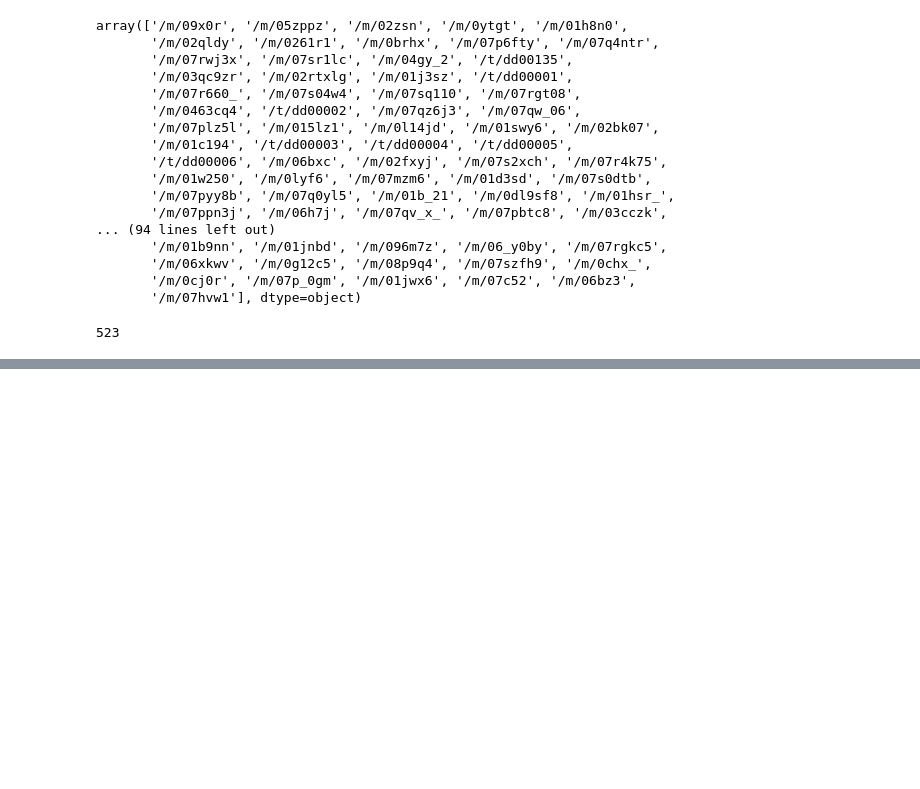
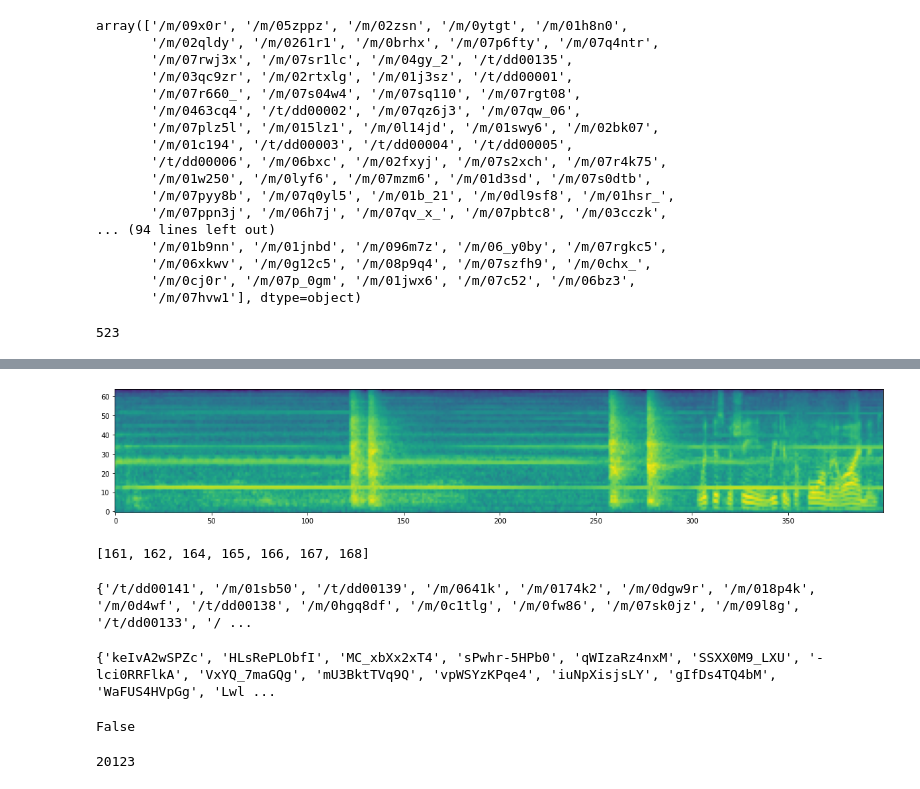
Before and after one commit to lijuncheng16/AudioSetDoneRight, a Jupyter notebook: strong_label_masking.ipynb, the cells around one changed output, grey strips where cells are left out. Saved outputs shown, nothing was run; the diff lists cells and outputs as text; code cells hidden in the pictures; blank space fills up the shorter version.

```diff
--- a/strong_label_masking.ipynb
+++ b/strong_label_masking.ipynb
@@ -173,0 +313,28 @@ for index, row in strong_labels.iterrows():
+# %%
+plt.figure(figsize = (20,10))
+plt.imshow(feat_a[1].T, origin='lower')
+plt.savefig('imgs/hammer_strong.png')
+# %% [output]
+[figure, added]
+# %%
+ind = hash_ids.index('s9d-2nhuJCQ')
+label_lst = labels[ind].nonzero()[0].tolist()
+print(label_lst)
+# %% [output]
+[161, 162, 164, 165, 166, 167, 168]
+# %%
+print(missing_mids)
+# %% [output]
+{'/t/dd00141', '/m/01sb50', '/t/dd00139', '/m/0641k', '/m/0174k2', '/m/0dgw9r', '/m/018p4k', '/m/0d4wf', '/t/dd00138', '/m/0hgq8df', '/m/0c1tlg', '/m/0fw86', '/m/07sk0jz', '/m/09l8g', '/t/dd00133', '/ ...
+# %%
+print(missing_set)
+# %% [output]
+{'keIvA2wSPZc', 'HLsRePLObfI', 'MC_xbXx2xT4', 'sPwhr-5HPb0', 'qWIzaRz4nxM', 'SSXX0M9_LXU', '-lci0RRFlkA', 'VxYQ_7maGQg', 'mU3BktTVq9Q', 'vpWSYzKPqe4', 'iuNpXisjsLY', 'gIfDs4TQ4bM', 'WaFUS4HVpGg', 'Lwl ...
+# %%
+print("ml07DEX7png" in hash_ids)
+# %% [output]
+False
+# %%
+print(len(hash_ids))
+# %% [output]
+20123
```
Also changed, not shown: parts of 31 cells of this notebook.
